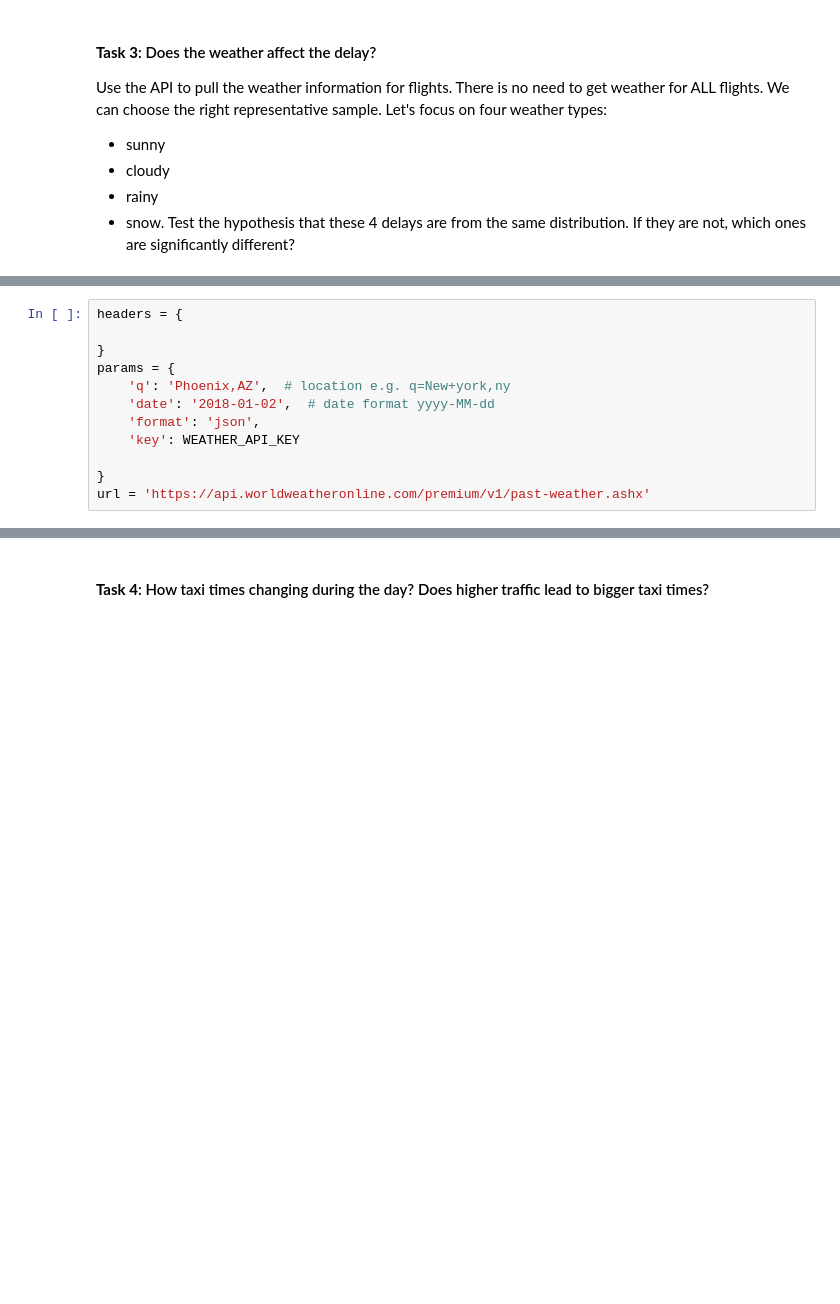
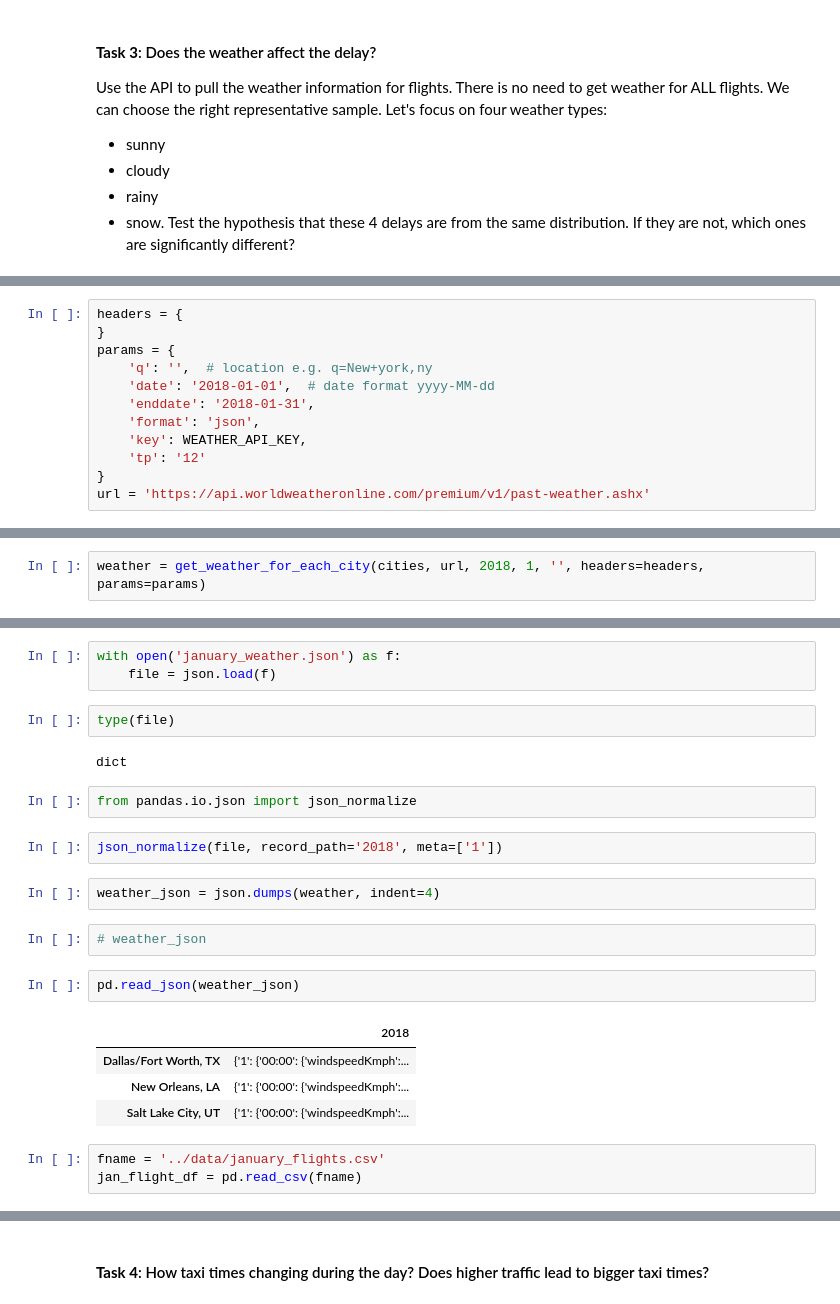
Before and after one commit to georgi3/flight_delay_predictions, a Jupyter notebook: george/exploratory_analysis.ipynb, the cells around one changed output, grey strips where cells are left out. Drawn from its saved outputs; the diff is of its cells as text; blank space fills up the shorter version.

Commit message:
set up weather retrieval

```diff
--- a/george/exploratory_analysis.ipynb
+++ b/george/exploratory_analysis.ipynb
@@ -129,12 +209,12 @@ def get_request(url, headers=None, params=None):
 # %%
 headers = {
-
 }
 params = {
-    'q': 'Phoenix,AZ',  # location e.g. q=New+york,ny
-    'date': '2018-01-02',  # date format yyyy-MM-dd
+    'q': '',  # location e.g. q=New+york,ny
+    'date': '2018-01-01',  # date format yyyy-MM-dd
+    'enddate': '2018-01-31',
     'format': 'json',
-    'key': WEATHER_API_KEY
-
+    'key': WEATHER_API_KEY,
+    'tp': '12'
 }
 url = 'https://api.worldweatheronline.com/premium/v1/past-weather.ashx'
@@ -172,0 +221,2 @@ get_weather(url, headers, params)
+# %%
+weather = get_weather_for_each_city(cities, url, 2018, 1, '', headers=headers, params=params)
@@ -172,0 +257,25 @@ get_weather(url, headers, params)
+# %%
+with open('january_weather.json') as f:
+    file = json.load(f)
+# %%
+type(file)
+# %% [output]
+dict
+# %%
+from pandas.io.json import json_normalize
+# %%
+json_normalize(file, record_path='2018', meta=['1'])
+# %%
+weather_json = json.dumps(weather, indent=4)
+# %%
+# weather_json
+# %%
+pd.read_json(weather_json)
+# %% [output]
+|  | 2018 |
+| Dallas/Fort Worth, TX | {'1': {'00:00': {'windspeedKmph':... |
+| New Orleans, LA | {'1': {'00:00': {'windspeedKmph':... |
+| Salt Lake City, UT | {'1': {'00:00': {'windspeedKmph':... |
+# %%
+fname = '../data/january_flights.csv'
+jan_flight_df = pd.read_csv(fname)
```
Also changed, not shown: parts of 21 cells of this notebook, 4 other files.
